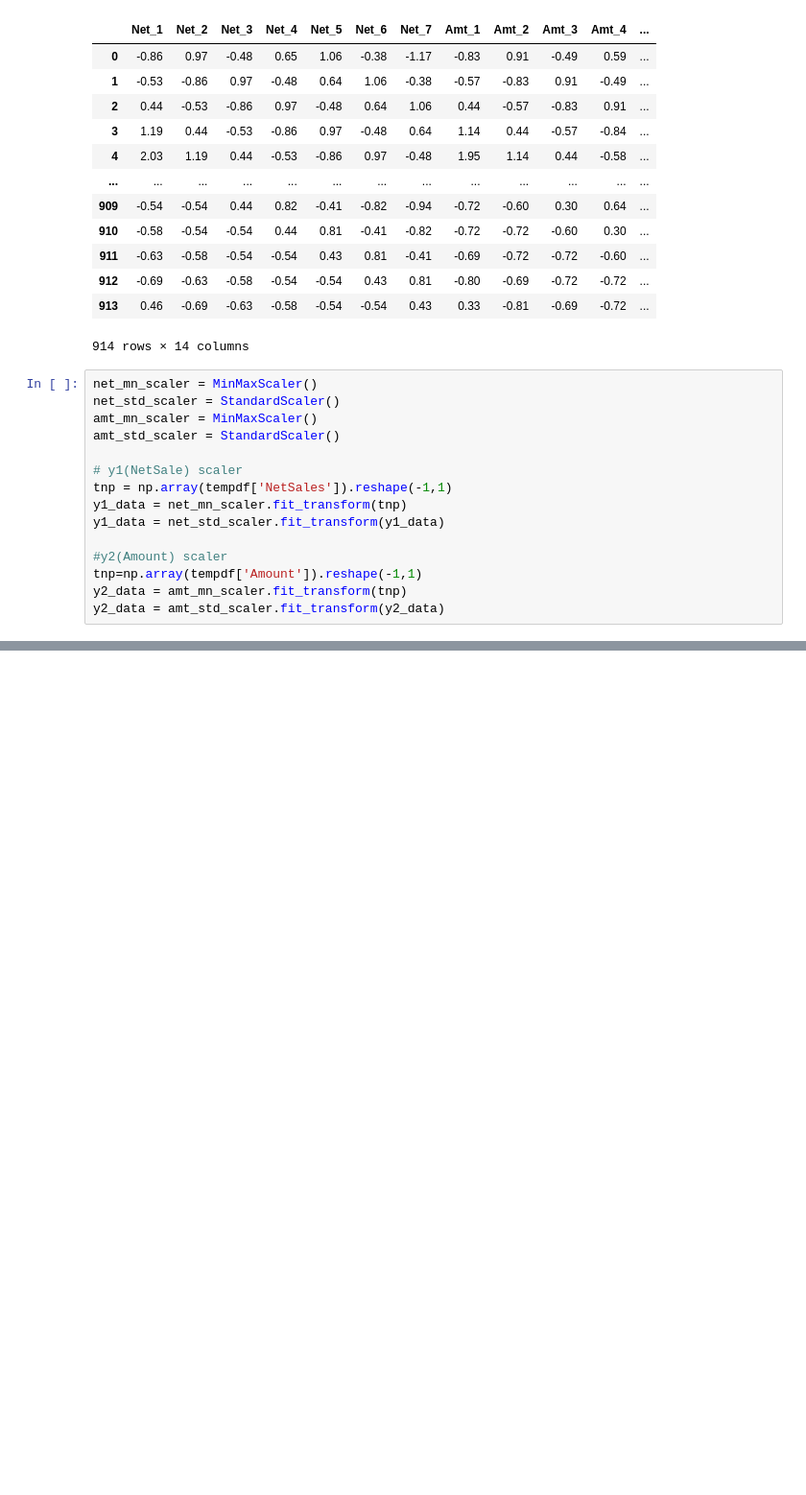
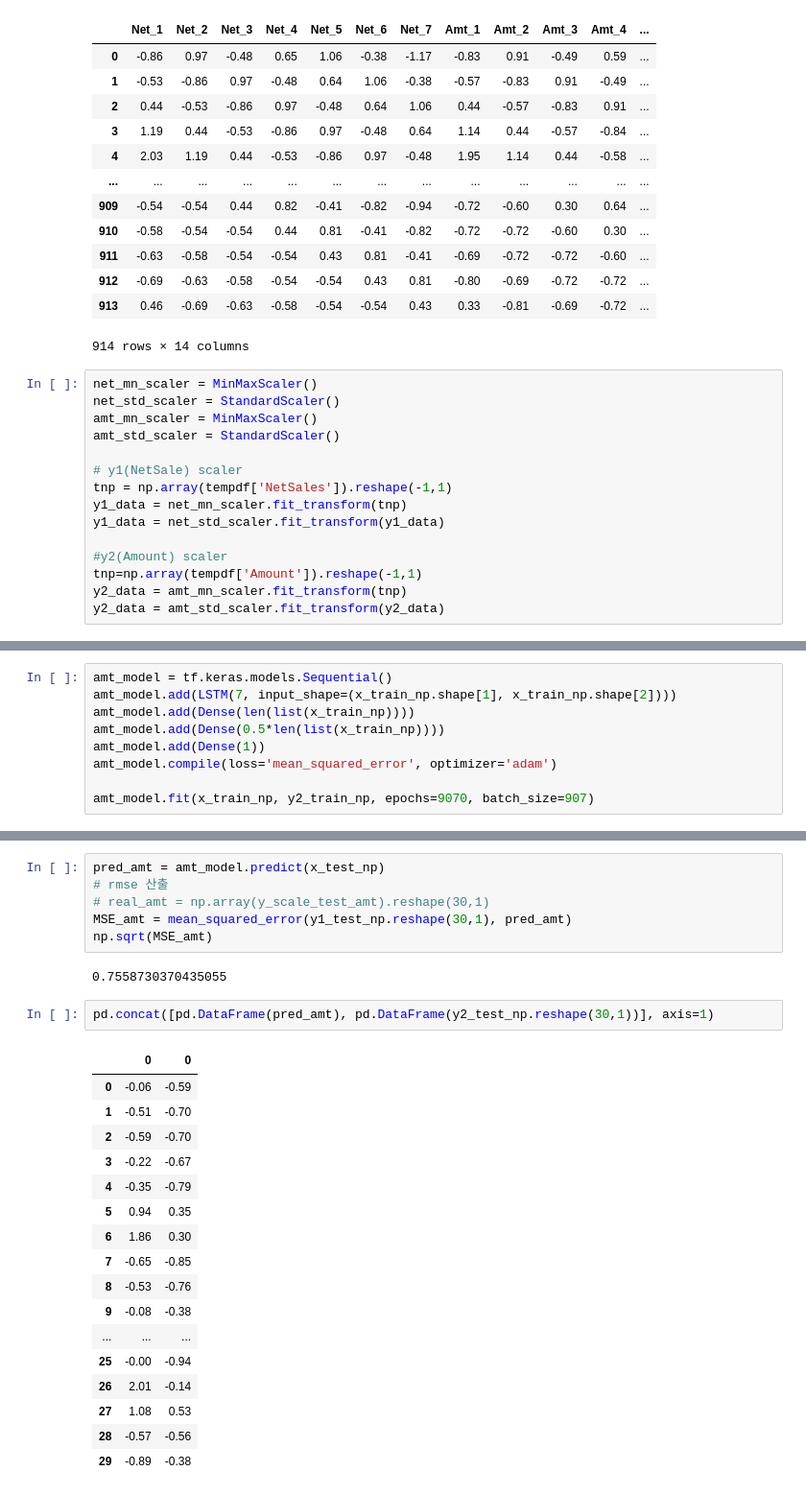
Before and after one commit to csLee94/project_notebook, a Jupyter notebook: SalesPredict_N.ipynb, the cells around one changed output, grey strips where cells are left out. Shown at 96% size. Saved outputs shown, nothing was run; the diff lists cells and outputs as text; blank space fills up the shorter version.

```diff
--- a/SalesPredict_N.ipynb
+++ b/SalesPredict_N.ipynb
@@ -1189,0 +1258,9 @@ y2_test = y2_data[-30:]
+# %%
+amt_model = tf.keras.models.Sequential()
+amt_model.add(LSTM(7, input_shape=(x_train_np.shape[1], x_train_np.shape[2])))
+amt_model.add(Dense(len(list(x_train_np))))
+amt_model.add(Dense(0.5*len(list(x_train_np))))
+amt_model.add(Dense(1))
+amt_model.compile(loss='mean_squared_error', optimizer='adam')
+
+amt_model.fit(x_train_np, y2_train_np, epochs=9070, batch_size=907)
@@ -1189,0 +1286,28 @@ y2_test = y2_data[-30:]
+# %%
+pred_amt = amt_model.predict(x_test_np)
+# rmse 산출
+# real_amt = np.array(y_scale_test_amt).reshape(30,1)
+MSE_amt = mean_squared_error(y1_test_np.reshape(30,1), pred_amt)
+np.sqrt(MSE_amt)
+# %% [output]
+0.7558730370435055
+# %%
+pd.concat([pd.DataFrame(pred_amt), pd.DataFrame(y2_test_np.reshape(30,1))], axis=1)
+# %% [output]
+|  | 0 | 0 |
+| 0 | -0.06 | -0.59 |
+| 1 | -0.51 | -0.70 |
+| 2 | -0.59 | -0.70 |
+| 3 | -0.22 | -0.67 |
+| 4 | -0.35 | -0.79 |
+| 5 | 0.94 | 0.35 |
+| 6 | 1.86 | 0.30 |
+| 7 | -0.65 | -0.85 |
+| 8 | -0.53 | -0.76 |
+| 9 | -0.08 | -0.38 |
+| ... | ... | ... |
+| 25 | -0.00 | -0.94 |
+| 26 | 2.01 | -0.14 |
+| 27 | 1.08 | 0.53 |
+| 28 | -0.57 | -0.56 |
+| 29 | -0.89 | -0.38 |
```
Also changed, not shown: parts of 8 cells of this notebook.
